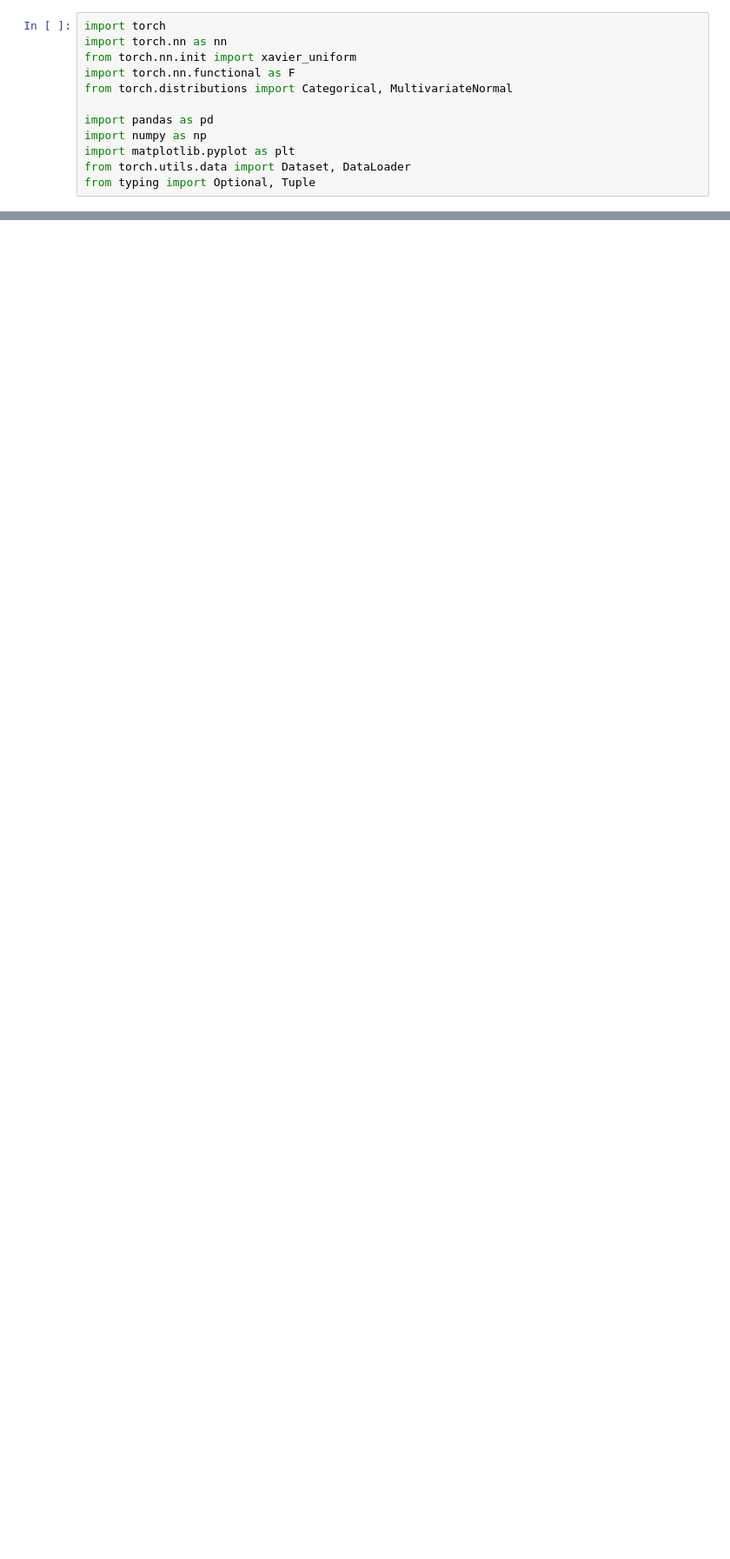
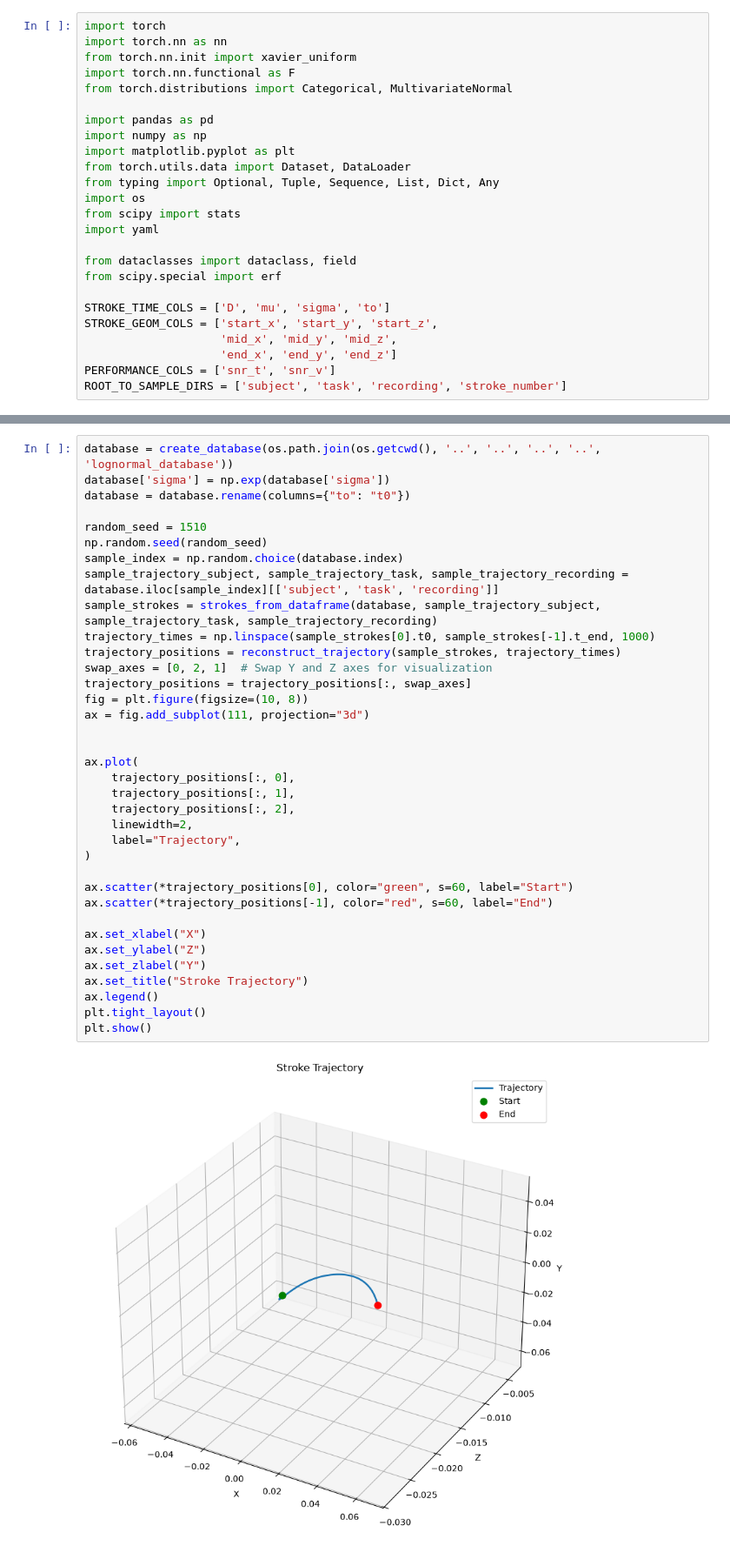
Before and after one commit to Dacu02/master_thesis_data_analysis, a Jupyter notebook: data/network/network.ipynb, the cells around one changed output, grey strips where cells are left out. Shown at 87% size. Saved outputs shown, nothing was run; the diff lists cells and outputs as text; blank space fills up the shorter version.

```diff
--- a/data/network/network.ipynb
+++ b/data/network/network.ipynb
@@ -13,4 +11,17 @@ import pandas as pd
 import numpy as np
 import matplotlib.pyplot as plt
 from torch.utils.data import Dataset, DataLoader
-from typing import Optional, Tuple
+from typing import Optional, Tuple, Sequence, List, Dict, Any
+import os
+from scipy import stats
+import yaml
+
+from dataclasses import dataclass, field
+from scipy.special import erf
+
+STROKE_TIME_COLS = ['D', 'mu', 'sigma', 'to']
+STROKE_GEOM_COLS = ['start_x', 'start_y', 'start_z',
+                    'mid_x', 'mid_y', 'mid_z',
+                    'end_x', 'end_y', 'end_z']
+PERFORMANCE_COLS = ['snr_t', 'snr_v']
+ROOT_TO_SAMPLE_DIRS = ['subject', 'task', 'recording', 'stroke_number']
@@ -386,0 +642,38 @@ def ngem_loss(
+# %%
+database = create_database(os.path.join(os.getcwd(), '..', '..', '..', '..', 'lognormal_database'))
+database['sigma'] = np.exp(database['sigma'])
+database = database.rename(columns={"to": "t0"})
+
+random_seed = 1510
+np.random.seed(random_seed)
+sample_index = np.random.choice(database.index)
+sample_trajectory_subject, sample_trajectory_task, sample_trajectory_recording = database.iloc[sample_index][['subject', 'task', 'recording']]
+sample_strokes = strokes_from_dataframe(database, sample_trajectory_subject, sample_trajectory_task, sample_trajectory_recording)
+trajectory_times = np.linspace(sample_strokes[0].t0, sample_strokes[-1].t_end, 1000)
+trajectory_positions = reconstruct_trajectory(sample_strokes, trajectory_times)
+swap_axes = [0, 2, 1]  # Swap Y and Z axes for visualization
+trajectory_positions = trajectory_positions[:, swap_axes]
+fig = plt.figure(figsize=(10, 8))
+ax = fig.add_subplot(111, projection="3d")
+
+
+ax.plot(
+    trajectory_positions[:, 0],
+    trajectory_positions[:, 1],
+    trajectory_positions[:, 2],
+    linewidth=2,
+    label="Trajectory",
+)
+
+ax.scatter(*trajectory_positions[0], color="green", s=60, label="Start")
+ax.scatter(*trajectory_positions[-1], color="red", s=60, label="End")
+
+ax.set_xlabel("X")
+ax.set_ylabel("Z")
+ax.set_zlabel("Y")
+ax.set_title("Stroke Trajectory")
+ax.legend()
+plt.tight_layout()
+plt.show()
+# %% [output]
+[figure, added]
```
Also changed, not shown: parts of 32 cells of this notebook, 3 other files.
